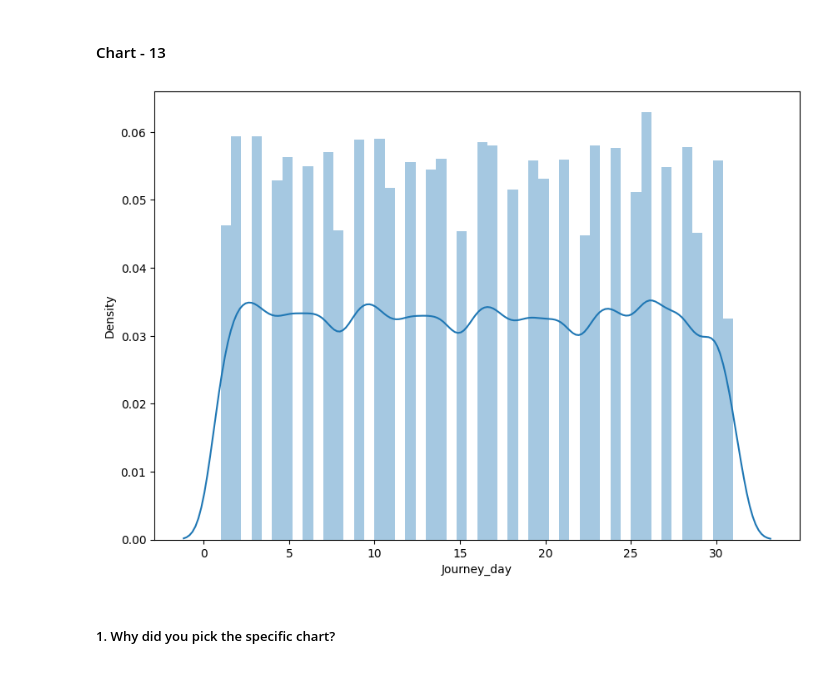
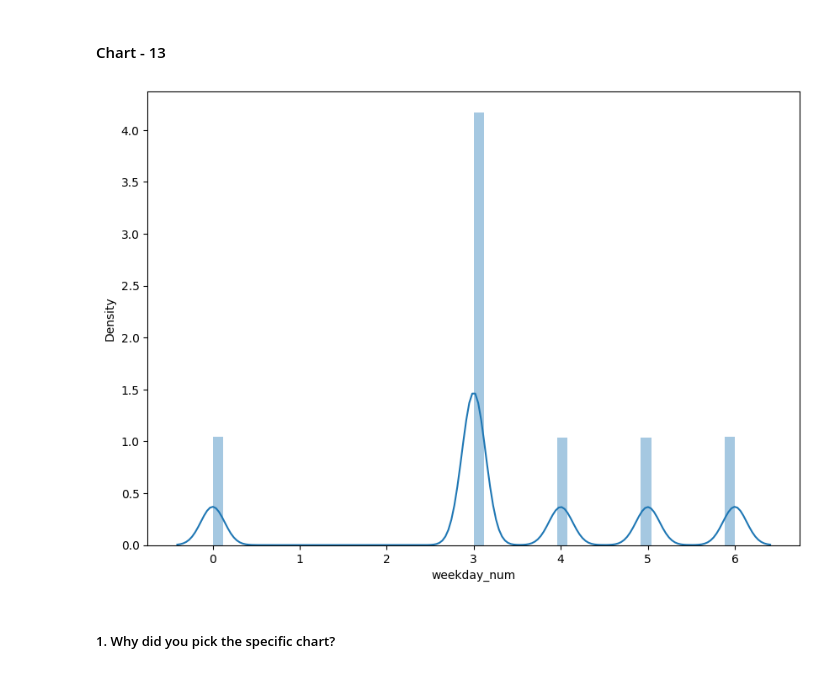
Before and after one commit to Navjotkhatri/Productionization_of_ML_Systems_in_Travel_Industry, a Jupyter notebook: Productionization_of_ML_Systems.ipynb, the cells around one changed output. Saved outputs shown, nothing was run; the diff lists cells and outputs as text; code cells hidden in the pictures.

```diff
--- a/Productionization_of_ML_Systems.ipynb
+++ b/Productionization_of_ML_Systems.ipynb
@@ -625,3 +625,13 @@ flights_df.tail()
 | 271885 | 135942 | 1339 | Natal (RN) | Florianopolis (SC) | economic | 873.07 | 1.84 | 709.37 | CloudFy | 07/20/2020 | ... |
 | 271886 | 135943 | 1339 | Florianopolis (SC) | Rio de Janeiro (RJ) | economic | 313.62 | 1.21 | 466.30 | CloudFy | 07/23/2020 | ... |
 | 271887 | 135943 | 1339 | Rio de Janeiro (RJ) | Florianopolis (SC) | economic | 533.69 | 1.21 | 466.30 | CloudFy | 07/26/2020 | ... |
+# %%
+flights_df['date'] = pd.to_datetime(flights_df['date'])
+# %%
+flights_df['weekday_num']   = flights_df.date.dt.weekday
+flights_df['month']         = flights_df.date.dt.month
+flights_df['year']          = flights_df.date.dt.year
+flights_df['weekday']=flights_df['date'].dt.day_name()
+# %%
+#Calculate Speed in km/hr for further insights
+flights_df['speed'] = (flights_df.distance/(flights_df.total_time/60))
@@ -930,6 +949,3 @@ flights_df.head()
-# %%
-flights_df["Journey_month"] = flights_df['date'].str.split('/').str[0].astype(int)
-flights_df["Journey_day"] = flights_df['date'].str.split('/').str[1].astype(int)
 # %%
 flights_df.head()
 # %% [output]
@@ -975,10 +991,10 @@ Answer Here
 # %%
 # Chart - 13 visualization code
 plt.figure(figsize=(10, 7))
-sns.distplot(flights_df['Journey_day'])
+sns.distplot(flights_df['weekday_num'])
 plt.show()
 # %% [output]
-[figure, old version]
+[figure, new version]
 # %% [markdown]
 ##### 1. Why did you pick the specific chart?
 # %% [markdown]
```
Also changed, not shown: parts of 12 cells of this notebook.
